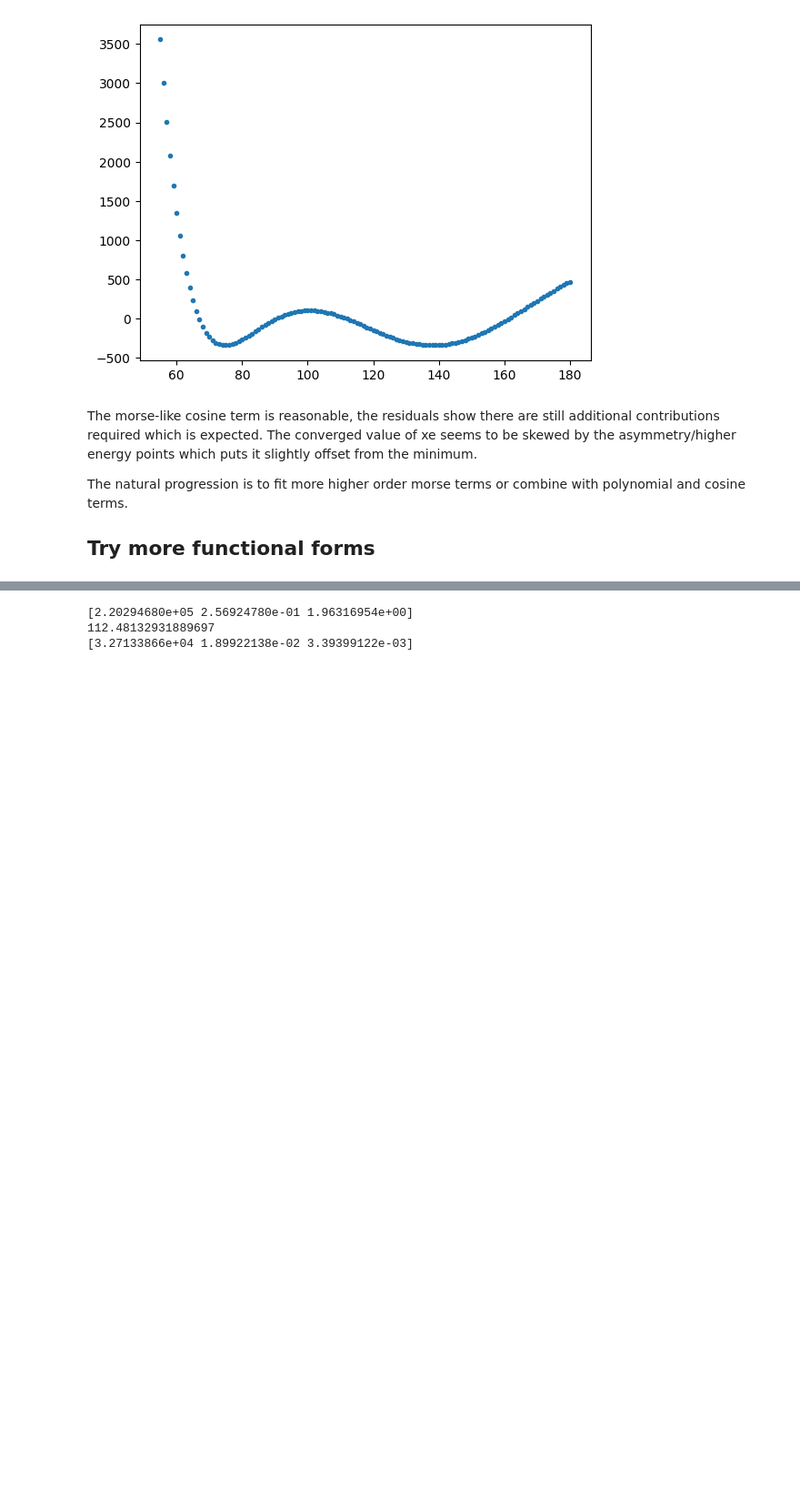
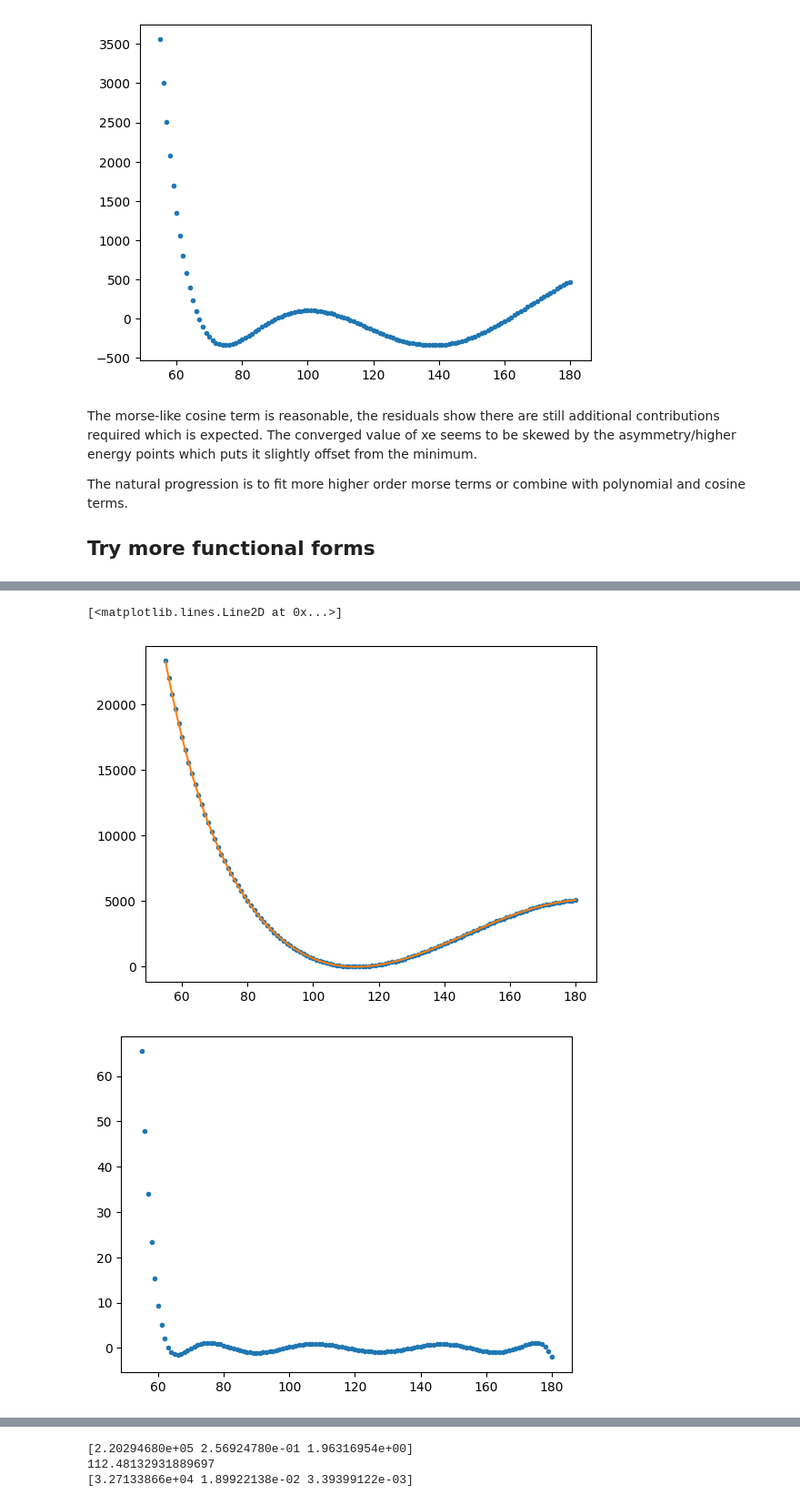
Before and after one commit to R-y-a-n-M-o-k/HOPO-Codes, a Jupyter notebook: potential_testfits/test_fits.ipynb, the cells around one changed output, grey strips where cells are left out. Shown at 91% size. Saved outputs shown, nothing was run; the diff lists cells and outputs as text; code cells hidden in the pictures; blank space fills up the shorter version.

```diff
--- a/potential_testfits/test_fits.ipynb
+++ b/potential_testfits/test_fits.ipynb
@@ -247,3 +308,33 @@ The morse-like cosine term is reasonable, the residuals show there are still add
 The natural progression is to fit more higher order morse terms or combine with polynomial and cosine terms.
 
 ## Try more functional forms
+# %%
+def morse_polynomial(x, xe, a, b, c0, c2, c3, c4, c5, c6):
+    series = a*morse_like(x, xe, b)**2
+    c = [c0, c2, c3, c4, c5, c6]
+    powers = [0, 2, 3, 4, 5, 6]
+    for j in range(len(c)):
+        series += c[j]*power_term(x, xe)**powers[j]
+    return series
+
+weight_morse_poly = (np.tanh(-0.008*(E_apoh - 16000)) + 1.002002002) / 2.002002002
+p_morse_poly, pcov_morse_poly = curve_fit(morse_polynomial, apoh, E_apoh,
+                       [113.04244011*np.pi/180,
+                        7.08170066e+04,
+                        4.56660000e-01,
+                        0,
+                        0,
+                        0,
+                        0,
+                        0,
+                        0],
+                       sigma = 1/np.sqrt(weight_morse_poly)
+                       )
+
+print('Parameter Values:')
+print(np.round(p_morse_poly, 5))
+print()
+print('Parameter Error (%)')
+print(np.round(
+    (np.sqrt(np.diag(pcov_morse_poly))/p_morse_poly*100),
+     3))
@@ -249,0 +350,18 @@ The natural progression is to fit more higher order morse terms or combine with
+# %%
+morse_poly_predict = morse_polynomial(apoh, p_morse_poly[0], p_morse_poly[1], p_morse_poly[2],
+                          p_morse_poly[3],
+                          p_morse_poly[4],
+                          p_morse_poly[5],
+                          p_morse_poly[6],
+                          p_morse_poly[7],
+                          p_morse_poly[8])
+plt.figure()
+plt.plot(apoh*180/np.pi, E_apoh, '.')
+plt.plot(apoh*180/np.pi, morse_poly_predict)
+
+plt.figure()
+plt.plot(apoh*180/np.pi, E_apoh - morse_poly_predict, '.')
+# %% [output]
+[<matplotlib.lines.Line2D at 0x...>]
+[figure, added]
+[figure, added]
```
Also changed, not shown: parts of 7 cells of this notebook.
